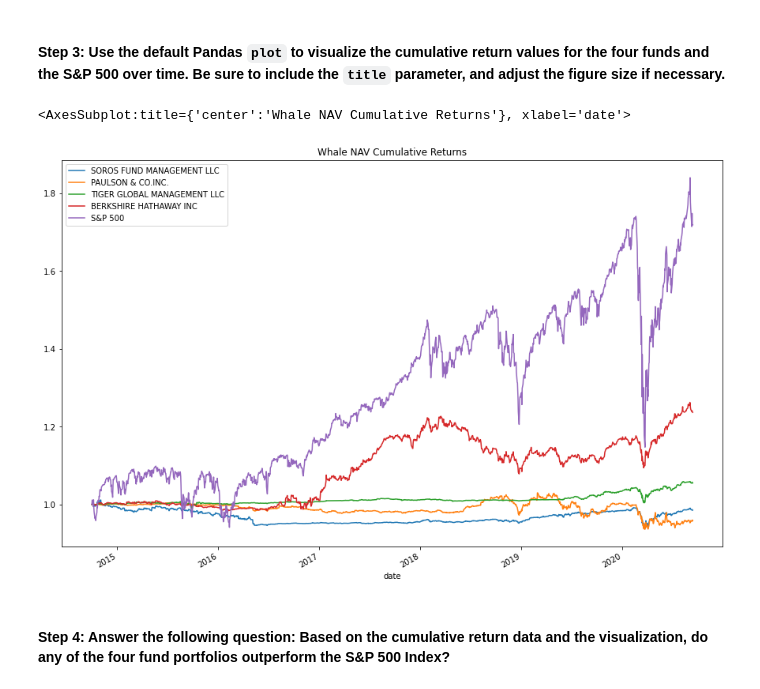
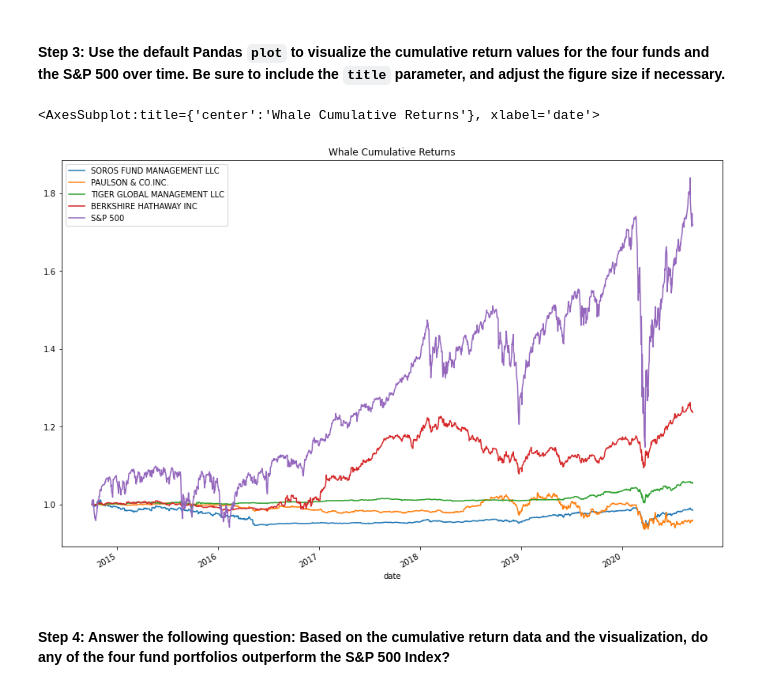
Before and after one commit to MaureenKC/Quantitative-Analysis-Challenge, a Jupyter notebook: Quantitative_Analysis/risk_return_analysis.ipynb, the cells around one changed output. Cells and saved outputs as stored; diff of their text form; code cells hidden in the pictures.

```diff
--- a/Quantitative_Analysis/risk_return_analysis.ipynb
+++ b/Quantitative_Analysis/risk_return_analysis.ipynb
@@ -109,9 +109,9 @@ from pathlib import Path
 # %%
 # Import the data by reading in the CSV file and setting the DatetimeIndex
 # Review the first 5 rows of the DataFrame
-whale_navs_df=pd.read_csv(Path("../Quantitative_Analysis/Resources/whale_navs.csv") ,index_col="date" , parse_dates= True , infer_datetime_format= True )
+whale_df=pd.read_csv(Path("../Quantitative_Analysis/Resources/whale_navs.csv") ,index_col="date" , parse_dates= True , infer_datetime_format= True )
 
-whale_navs_df.head()
+whale_df.head()
 # %% [output]
 |  | SOROS FUND MANAGEMENT LLC | PAULSON & CO.INC. | TIGER GLOBAL MANAGEMENT LLC | BERKSHIRE HATHAWAY INC | S&P 500 |
 | date |  |  |  |  |  |
@@ -126,9 +126,9 @@ whale_navs_df.head()
 # Prepare for the analysis by converting the dataframe of NAVs and prices to daily returns
 # Drop any rows with all missing values
 # Review the first five rows of the daily returns DataFrame.
-whale_nav_daily_returns=whale_navs_df.pct_change().dropna()
+whale_daily_returns=whale_df.pct_change().dropna()
 
-whale_nav_daily_returns.head()
+whale_daily_returns.head()
 # %% [output]
 |  | SOROS FUND MANAGEMENT LLC | PAULSON & CO.INC. | TIGER GLOBAL MANAGEMENT LLC | BERKSHIRE HATHAWAY INC | S&P 500 |
 | date |  |  |  |  |  |
@@ -161,9 +161,9 @@ whale_nav_daily_returns.plot(figsize=(15,10) , title="Whale NAV Daily Returns")
 # %%
 # Calculate and plot the cumulative returns of the 4 fund portfolios and the S&P 500
 # Review the last 5 rows of the cumulative returns DataFrame
-whale_nav_cum_returns= (1+ whale_nav_daily_returns).cumprod()
+whale_cum_returns= (1+ whale_daily_returns).cumprod()
 
-whale_nav_cum_returns.tail()
+whale_cum_returns.tail()
 # %% [output]
 |  | SOROS FUND MANAGEMENT LLC | PAULSON & CO.INC. | TIGER GLOBAL MANAGEMENT LLC | BERKSHIRE HATHAWAY INC | S&P 500 |
 | date |  |  |  |  |  |
@@ -177,10 +177,10 @@ whale_nav_cum_returns.tail()
 # %%
 # Visualize the cumulative returns using the Pandas plot function
 # Include a title parameter and adjust the figure size
-whale_nav_cum_returns.plot(figsize=(15 , 10) , title="Whale NAV Cumulative Returns")
+whale_cum_returns.plot(figsize=(15 , 10) , title="Whale Cumulative Returns")
 # %% [output]
-<AxesSubplot:title={'center':'Whale NAV Cumulative Returns'}, xlabel='date'>
+<AxesSubplot:title={'center':'Whale Cumulative Returns'}, xlabel='date'>
-[figure, old version]
+[figure, new version]
 # %% [markdown]
 #### Step 4: Answer the following question: Based on the cumulative return data and the visualization, do any of the four fund portfolios outperform the S&P 500 Index?
 # %% [markdown]
```
Also changed, not shown: parts of 12 cells of this notebook, 1 other file.
